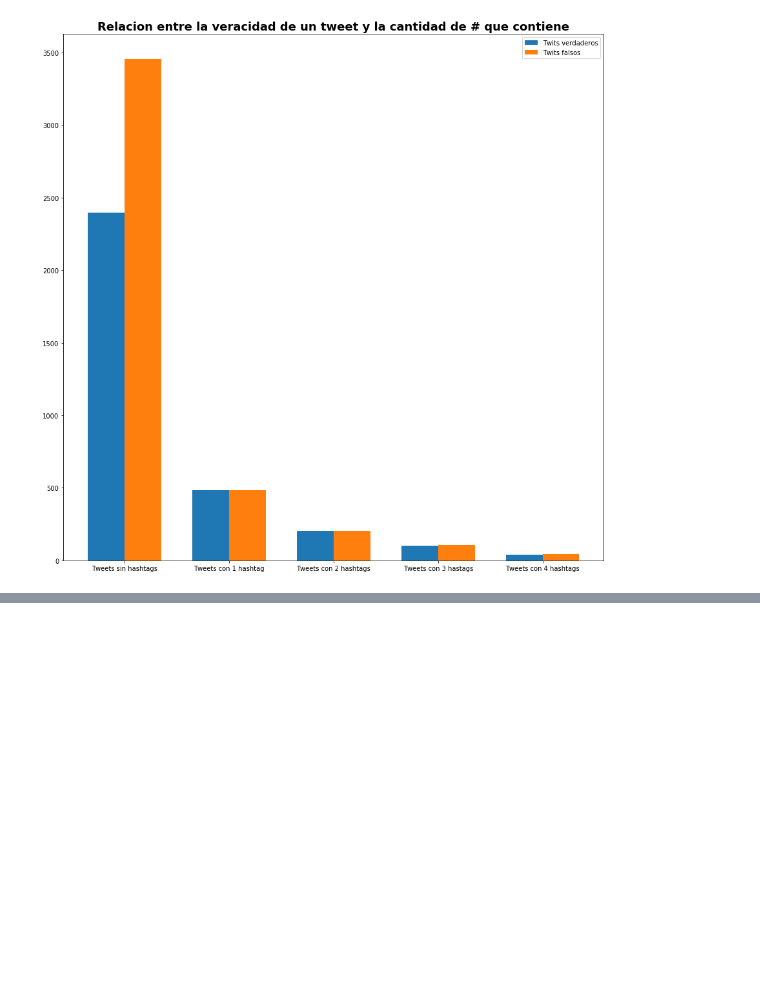
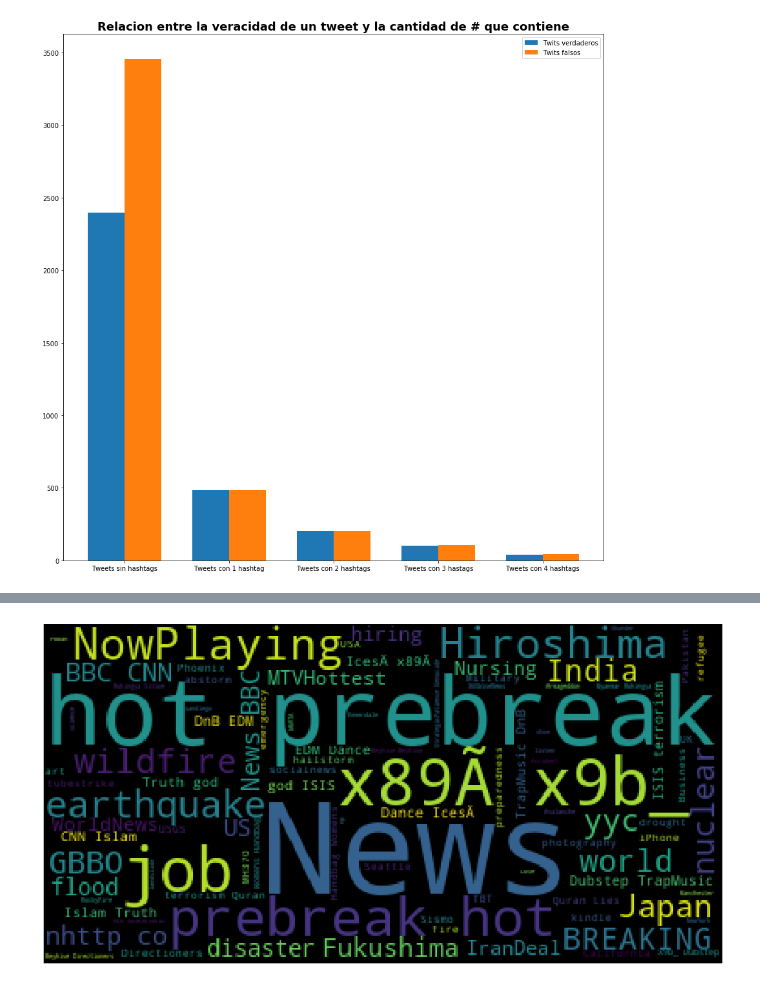
Before and after one commit to NicolasRFL/OrgaDatosTP, a Jupyter notebook: AnalisisHashtagsVeracidad.ipynb, the cells around one changed output, grey strips where cells are left out. Drawn from its saved outputs; the diff is of its cells as text; code cells hidden in the pictures; blank space fills up the shorter version.

```diff
--- a/AnalisisHashtagsVeracidad.ipynb
+++ b/AnalisisHashtagsVeracidad.ipynb
@@ -146,2 +148,22 @@ plt.savefig("image2.png")
 # %% [output]
 [figure]
+# %%
+datos =pd.read_csv(r"train.csv",encoding='latin-1')
+def caca(x):
+    if x.count('#')>0:
+        listaHashtags=[]
+        hashtag=''
+        flag=False
+        for c in x:
+            if c == '#' or flag==True:
+                hashtag=hashtag+c
+                flag=True
+            if c == ' ' and flag==True:
+                flag=False
+                listaHashtags.append(hashtag)
+                hashtag=''
+        return listaHashtags
+    return '0'
+
+datos['hashtags'] = datos.text.apply(lambda x: caca(x))
+datos
@@ -147,0 +184,5 @@ plt.savefig("image2.png")
+# %%
+res = datos.set_index(['id','keyword','location','text','target'])['hashtags'].apply(pd.Series).stack()
+res = res.reset_index()
+res.columns = ['id','keyword','location','text','target','?','hashtags']
+res
@@ -147,0 +203,4 @@ plt.savefig("image2.png")
+# %%
+text = res['hashtags']
+text = [ elem for elem in text if elem!= '0']
+text
@@ -147,0 +225,8 @@ plt.savefig("image2.png")
+# %%
+wordcloud = WordCloud().generate(str(text))
+plt.figure(figsize=(15,10))
+plt.imshow(wordcloud)
+plt.axis("off")
+plt.savefig('wordcl.png')
+# %% [output]
+[figure, added]
```
Also changed, not shown: parts of 6 cells of this notebook.
